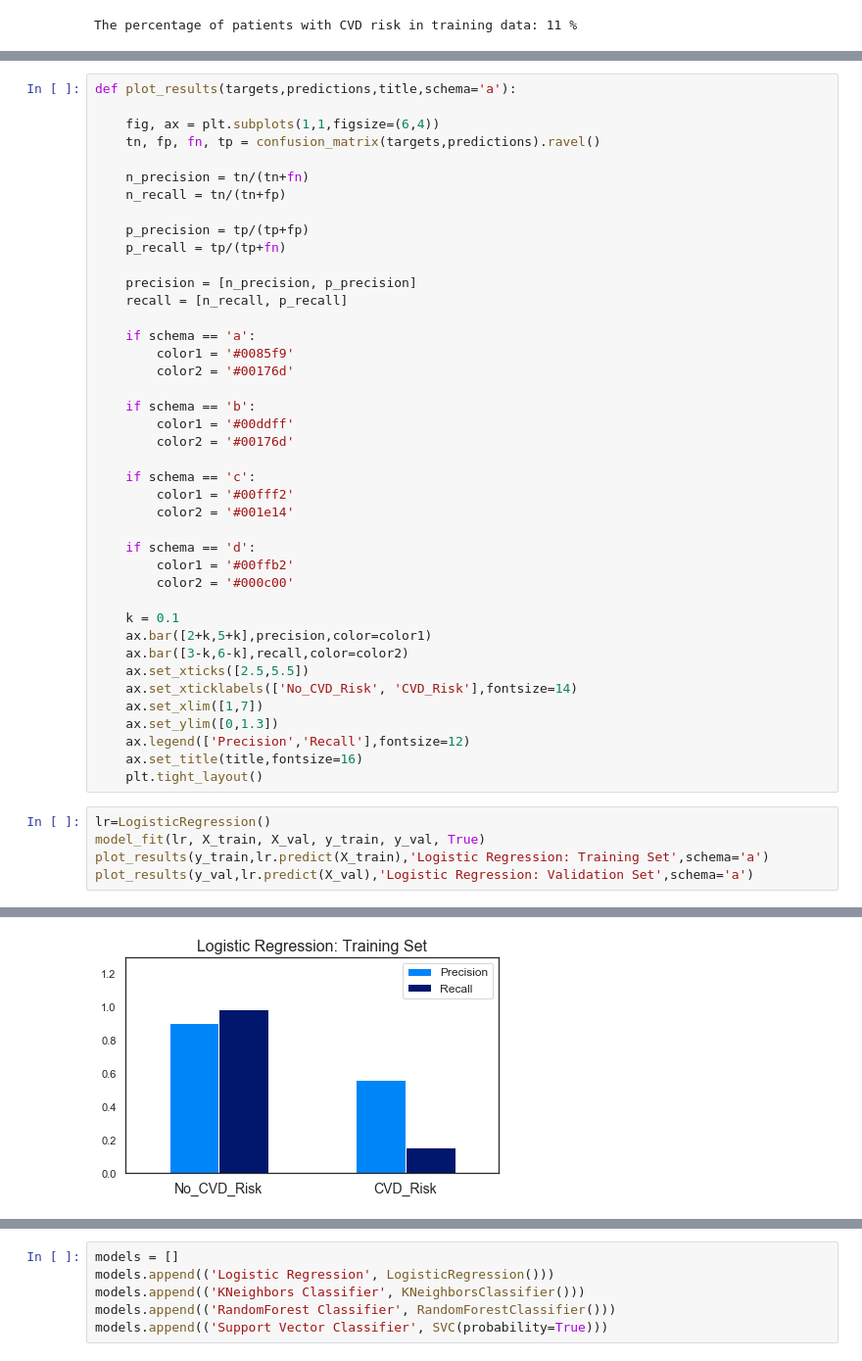
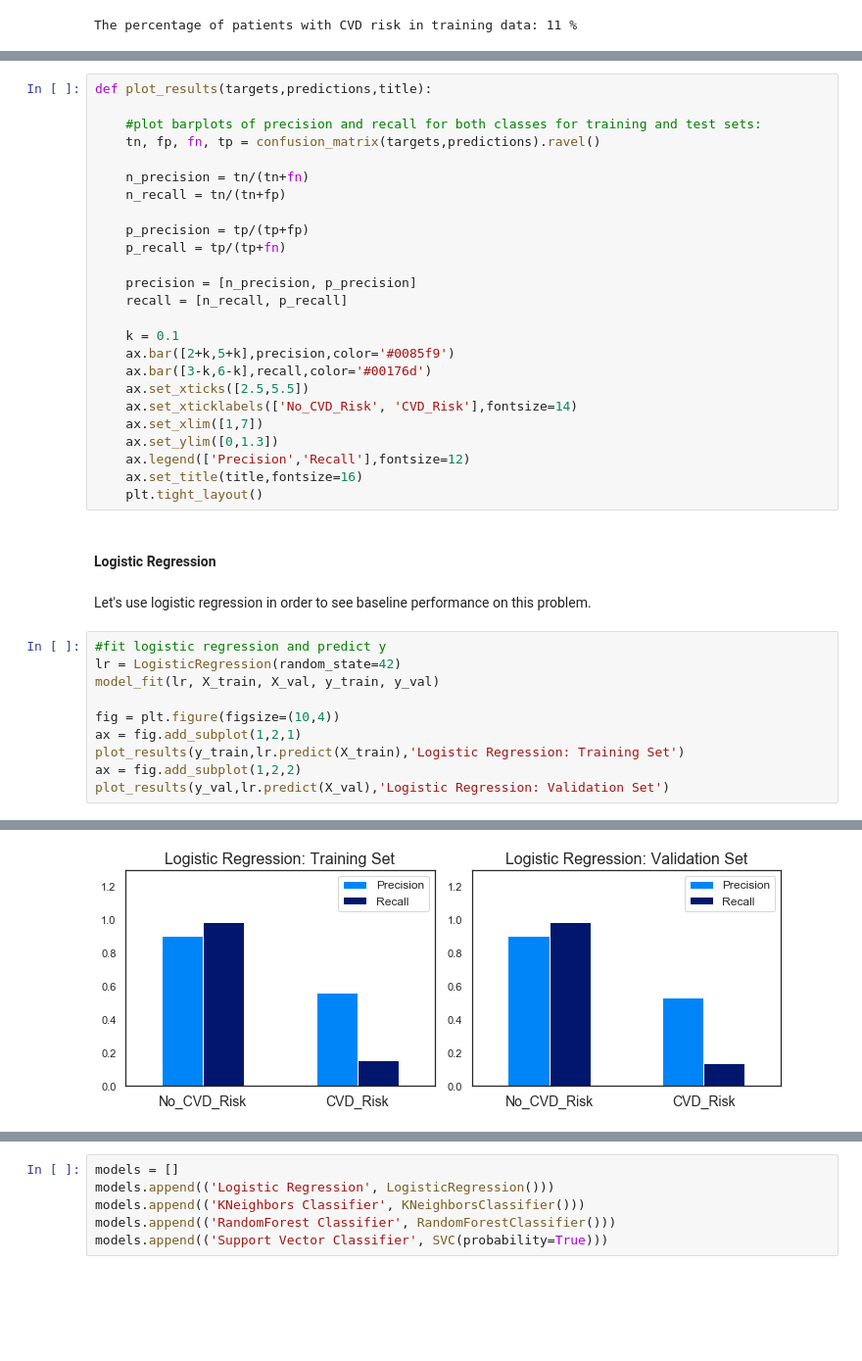
Before and after one commit to richasethi3/CVD_Prediction, a Jupyter notebook: 03_Preprocessing_and_Training/CVD_Prediction_Preprocessing_and_Training.ipynb, the cells around one changed output, grey strips where cells are left out. Shown at 98% size. Saved outputs shown, nothing was run; the diff lists cells and outputs as text; blank space fills up the shorter version.

```diff
--- a/03_Preprocessing_and_Training/CVD_Prediction_Preprocessing_and_Training.ipynb
+++ b/03_Preprocessing_and_Training/CVD_Prediction_Preprocessing_and_Training.ipynb
@@ -281,9 +363,9 @@ def model_fit(alg, X_train, X_val, y_train, y_val, plot=True):
         plt.legend(loc="lower left")
         plt.show()
 # %%
-def plot_results(targets,predictions,title,schema='a'):
+def plot_results(targets,predictions,title):
 
-    fig, ax = plt.subplots(1,1,figsize=(6,4))
+    #plot barplots of precision and recall for both classes for training and test sets:
     tn, fp, fn, tp = confusion_matrix(targets,predictions).ravel()
 
     n_precision = tn/(tn+fn)
@@ -295,25 +377,9 @@ def plot_results(targets,predictions,title,schema='a'):
     precision = [n_precision, p_precision]
     recall = [n_recall, p_recall]
 
-    if schema == 'a':
-        color1 = '#0085f9'
-        color2 = '#00176d'
-
-    if schema == 'b':
-        color1 = '#00ddff'
-        color2 = '#00176d'
-
-    if schema == 'c':
-        color1 = '#00fff2'
-        color2 = '#001e14'
-
-    if schema == 'd':
-        color1 = '#00ffb2'
-        color2 = '#000c00'
-
     k = 0.1
-    ax.bar([2+k,5+k],precision,color=color1)
-    ax.bar([3-k,6-k],recall,color=color2)
+    ax.bar([2+k,5+k],precision,color='#0085f9')
+    ax.bar([3-k,6-k],recall,color='#00176d')
     ax.set_xticks([2.5,5.5])
     ax.set_xticklabels(['No_CVD_Risk', 'CVD_Risk'],fontsize=14)
     ax.set_xlim([1,7])
@@ -321,11 +387,20 @@ def plot_results(targets,predictions,title,schema='a'):
     ax.legend(['Precision','Recall'],fontsize=12)
     ax.set_title(title,fontsize=16)
     plt.tight_layout()
+# %% [markdown]
+#### Logistic Regression
+# %% [markdown]
+Let's use logistic regression in order to see baseline performance on this problem.
 # %%
-lr=LogisticRegression()
-model_fit(lr, X_train, X_val, y_train, y_val, True)
-plot_results(y_train,lr.predict(X_train),'Logistic Regression: Training Set',schema='a')
-plot_results(y_val,lr.predict(X_val),'Logistic Regression: Validation Set',schema='a')
+#fit logistic regression and predict y
+lr = LogisticRegression(random_state=42)
+model_fit(lr, X_train, X_val, y_train, y_val)
+
+fig = plt.figure(figsize=(10,4))
+ax = fig.add_subplot(1,2,1)
+plot_results(y_train,lr.predict(X_train),'Logistic Regression: Training Set')
+ax = fig.add_subplot(1,2,2)
+plot_results(y_val,lr.predict(X_val),'Logistic Regression: Validation Set')
 # %% [output]
 Model report on training data:
 Train: Precision: 0.5593
@@ -342 +419 @@ Validation Accuracy: 0.8934
-[figure, old version]
+[figure, new version]
```
Also changed, not shown: parts of 132 cells of this notebook.
